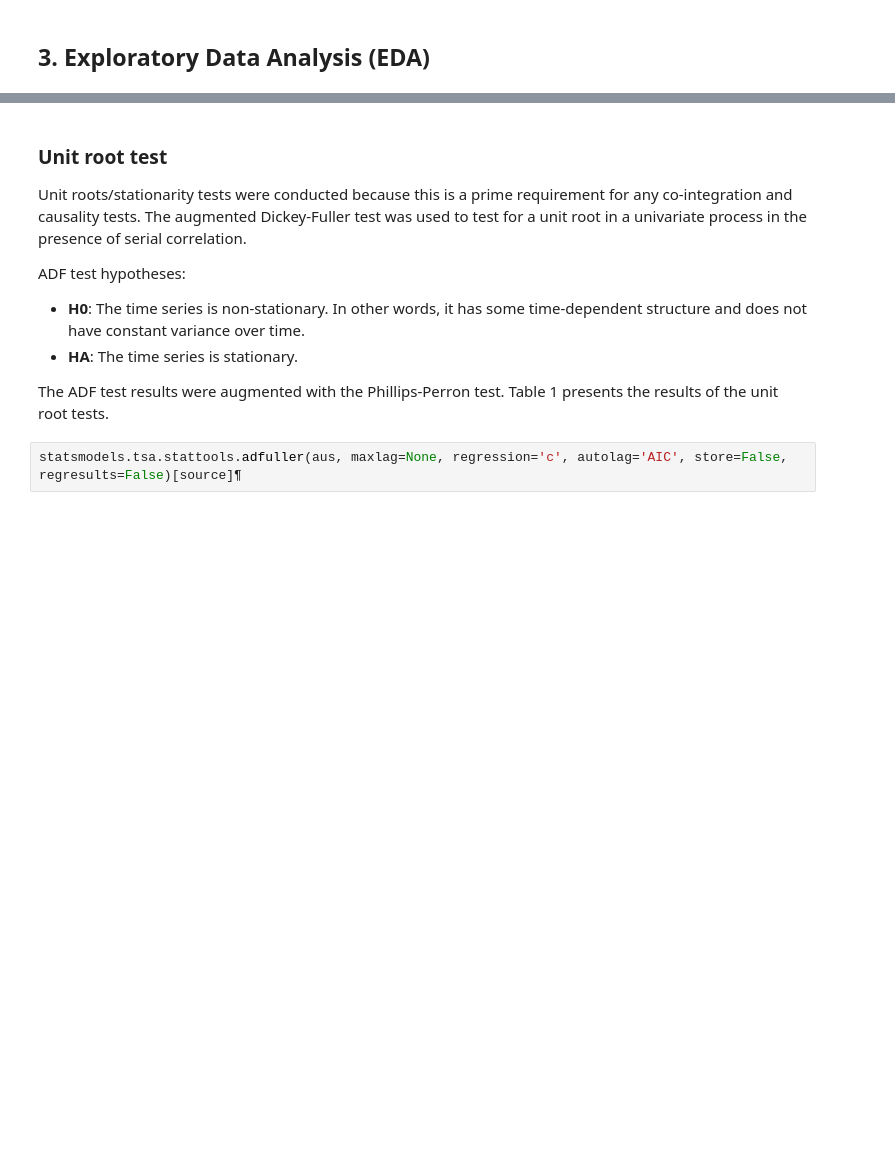
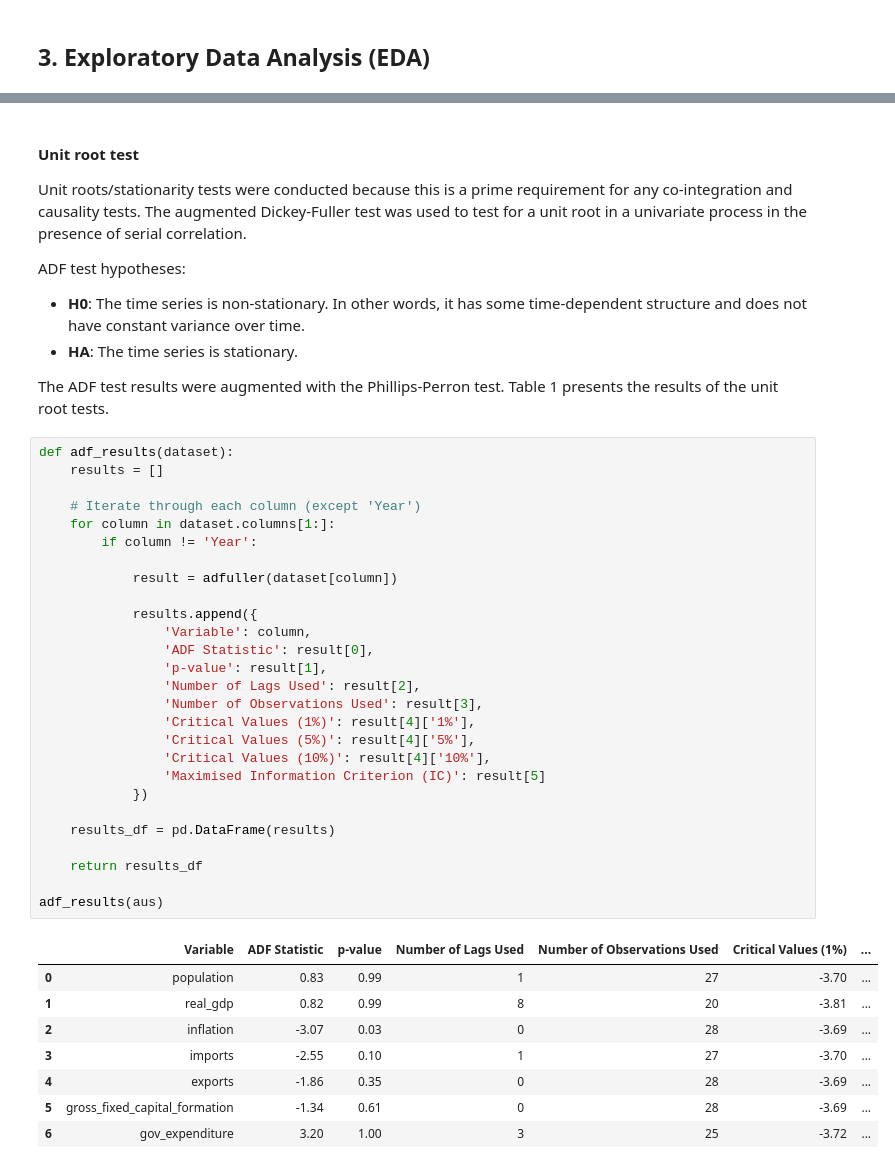
Before and after one commit to kellyle404/Risk_analysis_tech_stocks, a Jupyter notebook: aus.ipynb, the cells around one changed output, grey strips where cells are left out. Saved outputs shown, nothing was run; the diff lists cells and outputs as text; blank space fills up the shorter version.

```diff
--- a/aus.ipynb
+++ b/aus.ipynb
@@ -147,5 +215,5 @@ $$
 # %% [markdown]
-### Unit root test
+#### Unit root test
 Unit roots/stationarity tests were conducted because this is a prime requirement for any co-integration and causality tests. The augmented Dickey-Fuller test was used to test for a unit root in a univariate process in the presence of serial correlation.
 
 ADF test hypotheses:
@@ -153,5 +221,39 @@ ADF test hypotheses:
 * **HA**: The time series is stationary.
 
 The ADF test results were augmented with the Phillips-Perron test. Table 1 presents the results of the unit root tests.
-# %%
-statsmodels.tsa.stattools.adfuller(aus, maxlag=None, regression='c', autolag='AIC', store=False, regresults=False)[source]¶
+# %%
+def adf_results(dataset):
+    results = []
+
+    # Iterate through each column (except 'Year')
+    for column in dataset.columns[1:]:
+        if column != 'Year':
+
+            result = adfuller(dataset[column])
+
+            results.append({
+                'Variable': column,
+                'ADF Statistic': result[0],
+                'p-value': result[1],
+                'Number of Lags Used': result[2],
+                'Number of Observations Used': result[3],
+                'Critical Values (1%)': result[4]['1%'],
+                'Critical Values (5%)': result[4]['5%'],
+                'Critical Values (10%)': result[4]['10%'],
+                'Maximised Information Criterion (IC)': result[5]
+            })
+
+    results_df = pd.DataFrame(results)
+
+    return results_df
+
+adf_results(aus)
+# %% [output]
+|  | Variable | ADF Statistic | p-value | Number of Lags Used | Number of Observations Used | Critical Values (1%) | ... |
+| 0 | population | 0.83 | 0.99 | 1 | 27 | -3.70 | ... |
+| 1 | real_gdp | 0.82 | 0.99 | 8 | 20 | -3.81 | ... |
+| 2 | inflation | -3.07 | 0.03 | 0 | 28 | -3.69 | ... |
+| 3 | imports | -2.55 | 0.10 | 1 | 27 | -3.70 | ... |
+| 4 | exports | -1.86 | 0.35 | 0 | 28 | -3.69 | ... |
+| 5 | gross_fixed_capital_formation | -1.34 | 0.61 | 0 | 28 | -3.69 | ... |
+| 6 | gov_expenditure | 3.20 | 1.00 | 3 | 25 | -3.72 | ... |
```
Also changed, not shown: parts of 13 cells of this notebook, 2 other files.
